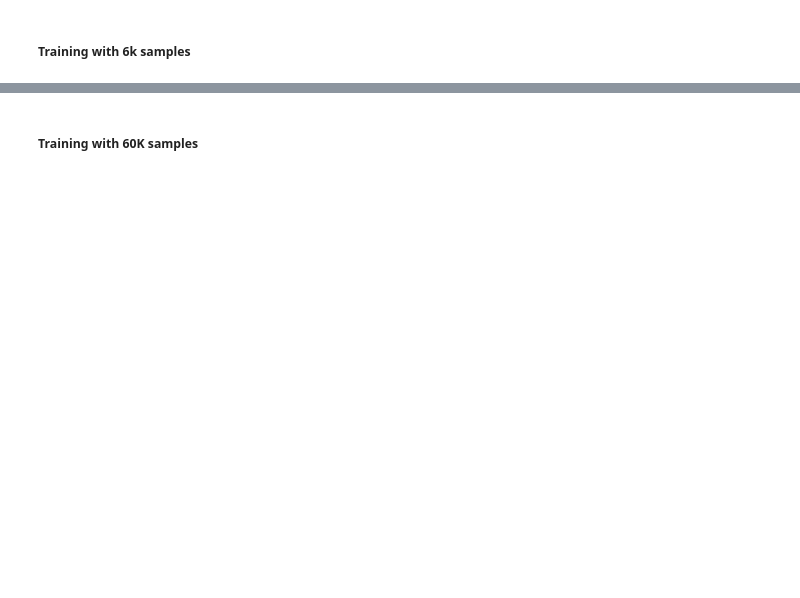
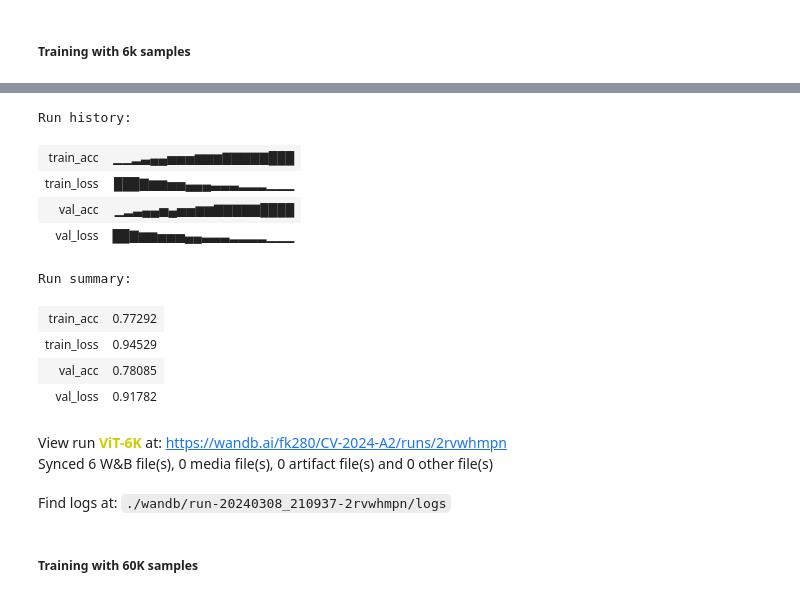
Before and after one commit to FaizalKarim280280/CV-Spring-2024, a Jupyter notebook: A2/main.ipynb, the cells around one changed output, grey strips where cells are left out. Drawn from its saved outputs; the diff is of its cells as text; code cells hidden in the pictures; blank space fills up the shorter version.

```diff
--- a/A2/main.ipynb
+++ b/A2/main.ipynb
@@ -198,0 +234,9 @@ plt.show()
+# %%
+titles = ["SVC(C=5, kernel='linear')", "SVC(C=10, kernel='linear')", "SVC(C=5, kernel='poly', degree=5)",
+          "SVC(C=10, kernel='poly', degree=7)", "SVC(C=5, kernel='sigmoid')", "SVC(C=10, kernel='sigmoid')"]
+
+print("Results")
+print("="*30)
+
+for (title, acc) in zip(titles, accs):
+    print(f"{title}: {acc:.4f}")
@@ -237,14 +290,21 @@ a.shape, b.shape
 (torch.Size([128, 1, 28, 28]), torch.Size([128]))
 # %%
 class LeNet(nn.Module):
-    def __init__(self):
+    def __init__(self, double_layers=False):
         super().__init__()
         self.block1 = self.get_conv_block(1, 6, kernel_size=5, padding=2, stride=1)
+        self.block1_2 = self.get_conv_block(6, 6, kernel_size=3, padding=1, stride=1)
         self.block2 = self.get_conv_block(6, 16, kernel_size=5, stride=1)
+        self.block2_2 = self.get_conv_block(16, 16, kernel_size=3, padding=1, stride=1)
         self.block3 = self.get_conv_block(16, 120, kernel_size=5, stride=1)
+        self.block3_2 = self.get_conv_block(120, 120, kernel_size=3, padding=1, stride=1)
+
         self.avgpool = nn.AvgPool2d(2)
+
         self.fc1 = nn.Linear(120, 84)
         self.fc2 = nn.Linear(84, 10)
+
+        self.double_layers = double_layers
 
     def get_conv_block(self, in_c, out_c, kernel_size=5, padding=0, stride=1):
         return nn.Sequential(
@@ -255,10 +315,18 @@ class LeNet(nn.Module):
     def forward(self, x):
         # 1, 28, 28
         x = self.block1(x) # 6, 28, 28
+        if self.double_layers:
+            x = self.block1_2(x)
         x = self.avgpool(x) # 6, 14, 14
+
         x = self.block2(x) # 16, 10, 10
+        if self.double_layers:
+            x = self.block2_2(x)
         x = self.avgpool(x) # 16, 5, 5
+
         x = self.block3(x) # 120, 1, 1
+        if self.double_layers:
+            x = self.block3_2(x)
 
         x = x.view(-1, 120)
 
@@ -389,0 +494,11 @@ run
+# %%
+trainer = Trainer(
+    model=LeNet(double_layers=True),
+    train_loader=train_loader,
+    val_loader=val_loader,
+    device=device,
+    logger=None,
+    lr=lr
+)
+
+trainer.train()
@@ -516,6 +653,9 @@ num_patches = int((image_size * image_size)/(patch_size * patch_size))
 # %% [markdown]
 ##### Training with 6k samples
 # %%
+wandb.init(project='CV-2024-A2',
+           name='ViT-6K')
+
 train_dataset = MNISTDataset(train_images, train_labels, n_samples=6000)
 val_dataset = MNISTDataset(test_images, test_labels)
 
@@ -535,7 +675,7 @@ trainer = Trainer(
     train_loader=train_loader,
     val_loader=val_loader,
     device=device,
-    logger=None,
+    logger=wandb,
     lr=lr
 )
 
@@ -564,3 +705,16 @@ trainer.train()
+Run history:
+| train_acc | ▁▁▂▃▄▄▅▅▅▆▆▆▇▇▇▇▇███ |
+| train_loss | ███▇▆▆▅▅▄▄▄▃▃▃▂▂▂▁▁▁ |
+| val_acc | ▁▂▃▄▄▅▄▅▅▆▆▇▇▇▇▇████ |
+| val_loss | ██▇▆▆▅▅▅▄▄▃▃▃▂▂▂▂▁▁▁ |
+Run summary:
+| train_acc | 0.77292 |
+| train_loss | 0.94529 |
+| val_acc | 0.78085 |
+| val_loss | 0.91782 |
+View run ViT-6K at: https://wandb.ai/fk280/CV-2024-A2/runs/2rvwhmpn
+Synced 6 W&B file(s), 0 media file(s), 0 artifact file(s) and 0 other file(s)
+Find logs at: ./wandb/run-20240308_210937-2rvwhmpn/logs
 # %% [markdown]
 ##### Training with 60K samples
 # %%
```
Also changed, not shown: parts of 21 cells of this notebook, 6 other files.
